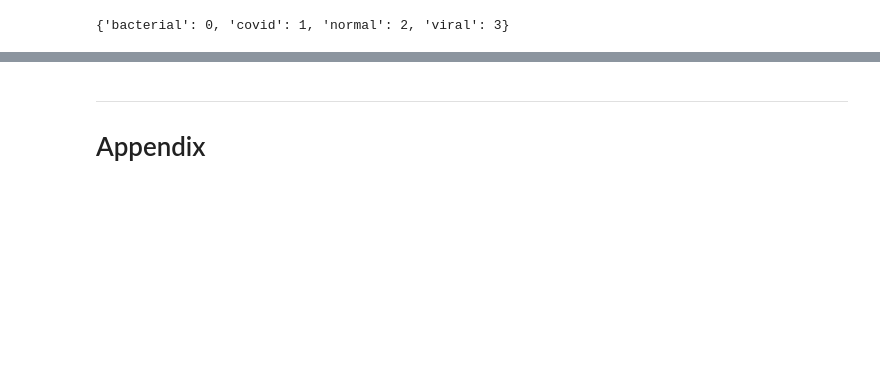
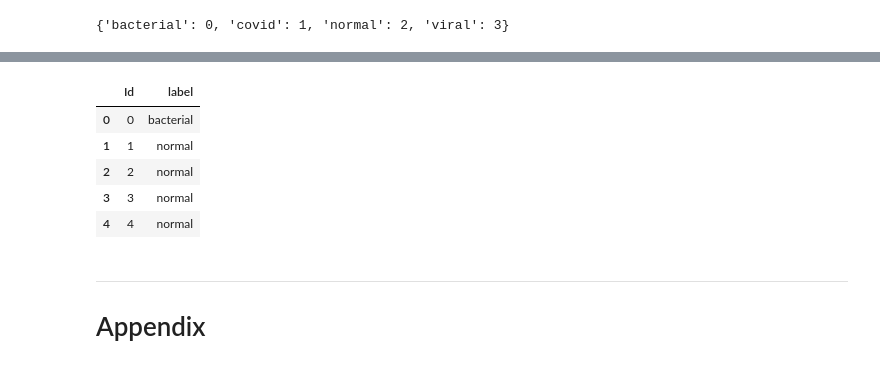
Before and after one commit to bt2513/covid_sp20, a Jupyter notebook: Improving our model.ipynb, the cells around one changed output, grey strips where cells are left out. Cells and saved outputs as stored; diff of their text form; code cells hidden in the pictures; blank space fills up the shorter version.

```diff
--- a/Improving our model.ipynb
+++ b/Improving our model.ipynb
@@ -229,0 +235,2 @@ weighted avg       0.46      0.50      0.48       226
+# %%
+test_df = pd.read_csv('test.csv')
@@ -229,0 +265,12 @@ weighted avg       0.46      0.50      0.48       226
+# %%
+data = {'Id': test_df['id'], 'label': y_pred}
+output = pd.DataFrame(data)
+output['label'] = output['label'].map({0:'bacterial', 1: 'covid', 2: 'normal', 3: 'viral'})
+output.head()
+# %% [output]
+|  | Id | label |
+| 0 | 0 | bacterial |
+| 1 | 1 | normal |
+| 2 | 2 | normal |
+| 3 | 3 | normal |
+| 4 | 4 | normal |
```
Also changed, not shown: parts of 18 cells of this notebook.
